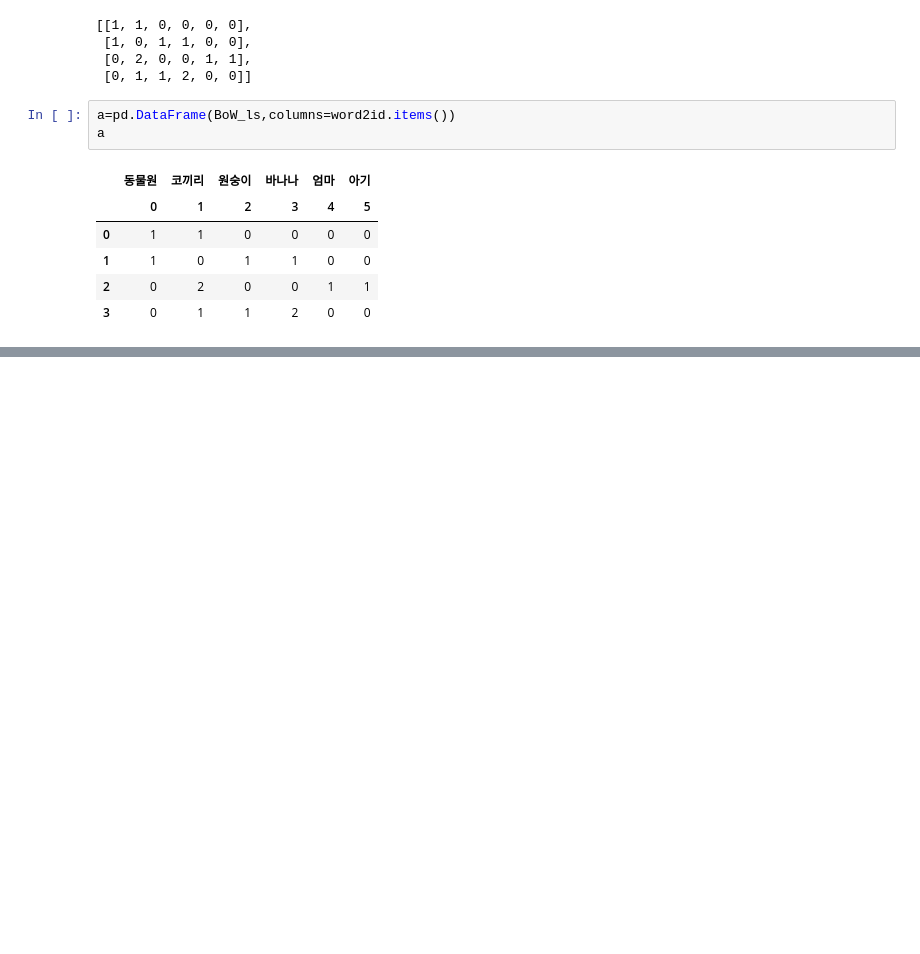
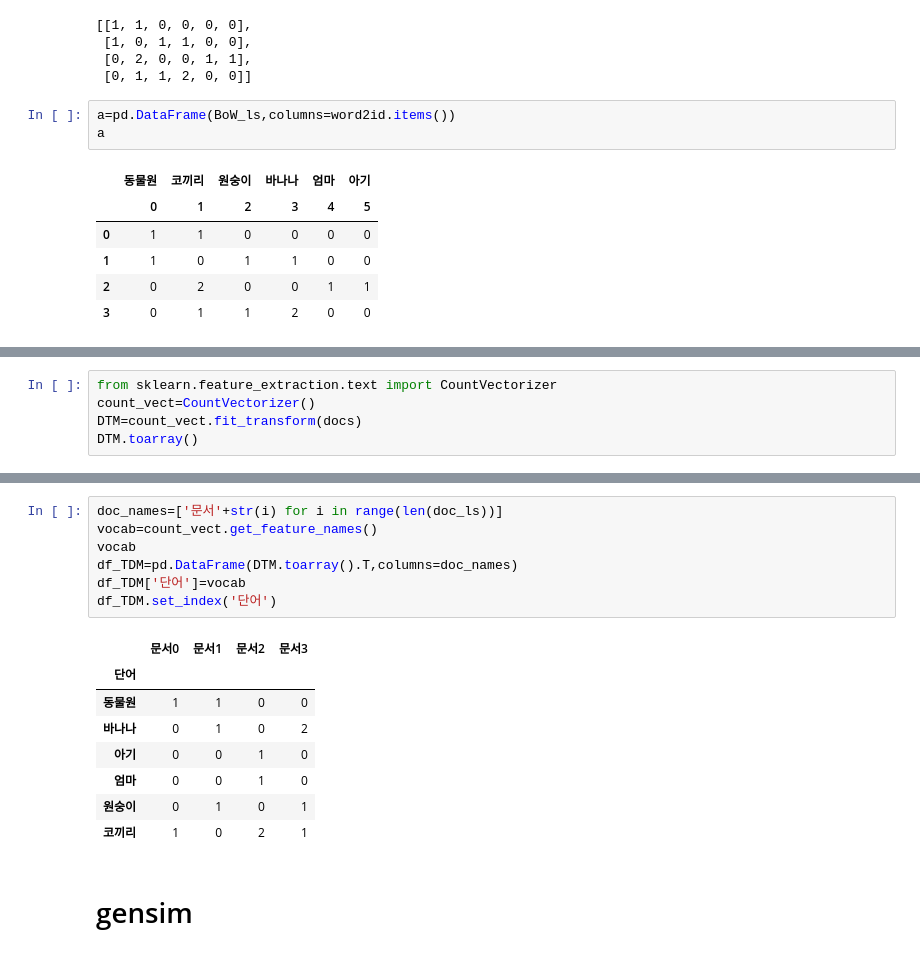
Before and after one commit to insightcampus/202008-youth-bigdata, a Jupyter notebook: db/local regression.ipynb, the cells around one changed output, grey strips where cells are left out. Cells and saved outputs as stored; diff of their text form; blank space fills up the shorter version.

```diff
--- a/db/local regression.ipynb
+++ b/db/local regression.ipynb
@@ -453,0 +455,5 @@ a
+# %%
+from sklearn.feature_extraction.text import CountVectorizer
+count_vect=CountVectorizer()
+DTM=count_vect.fit_transform(docs)
+DTM.toarray()
@@ -453,0 +474,18 @@ a
+# %%
+doc_names=['문서'+str(i) for i in range(len(doc_ls))]
+vocab=count_vect.get_feature_names()
+vocab
+df_TDM=pd.DataFrame(DTM.toarray().T,columns=doc_names)
+df_TDM['단어']=vocab
+df_TDM.set_index('단어')
+# %% [output]
+|  | 문서0 | 문서1 | 문서2 | 문서3 |
+| 단어 |  |  |  |  |
+| 동물원 | 1 | 1 | 0 | 0 |
+| 바나나 | 0 | 1 | 0 | 2 |
+| 아기 | 0 | 0 | 1 | 0 |
+| 엄마 | 0 | 0 | 1 | 0 |
+| 원숭이 | 0 | 1 | 0 | 1 |
+| 코끼리 | 1 | 0 | 2 | 1 |
+# %% [markdown]
+# gensim
```
Also changed, not shown: parts of 53 cells of this notebook.
